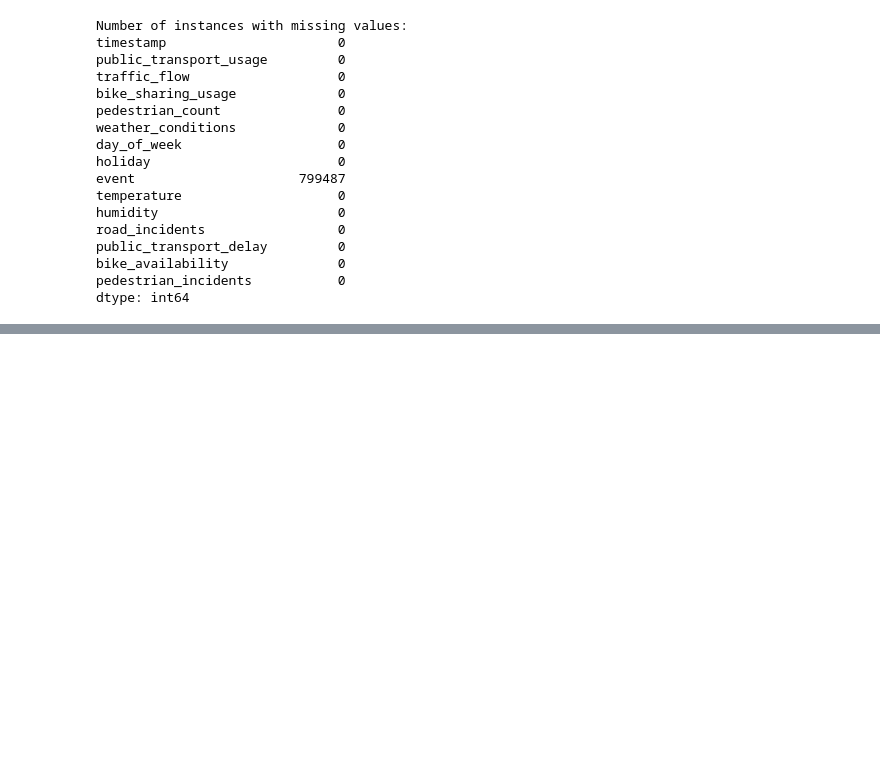
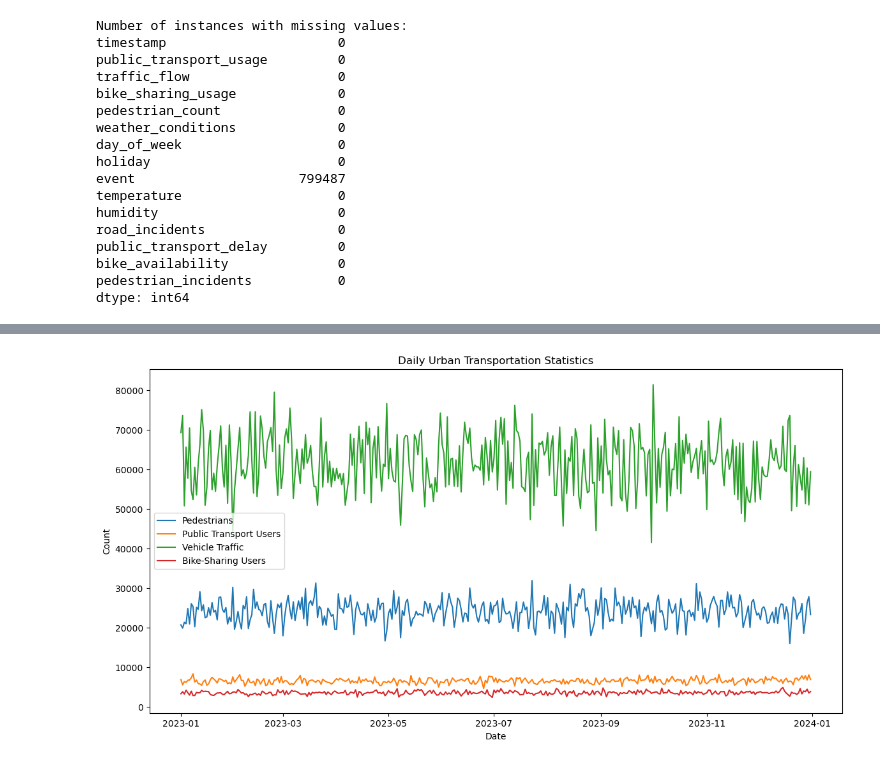
Before and after one commit to hazelglaine/mobility-pattern, a Jupyter notebook: mobility-pattern.ipynb, the cells around one changed output, grey strips where cells are left out. Saved outputs shown, nothing was run; the diff lists cells and outputs as text; code cells hidden in the pictures; blank space fills up the shorter version.

```diff
--- a/mobility-pattern.ipynb
+++ b/mobility-pattern.ipynb
@@ -113,0 +177,23 @@ display(dataTime)
+# %%
+# Initialize dataframe for aggregated daily statistics
+daily_df = pd.DataFrame()
+
+# Resample data to get daily pedestrian count
+daily_df['pedestrian_count'] = filtered_df['pedestrian_count'].resample('D').sum()
+daily_df['public_transport_usage'] = filtered_df['public_transport_usage'].resample('D').sum()
+daily_df['traffic_flow'] = filtered_df['traffic_flow'].resample('D').sum()
+daily_df['bike_sharing_usage'] = filtered_df['bike_sharing_usage'].resample('D').sum()
+
+# Plot daily urban mobility
+plt.figure(figsize=(14, 7))
+labels = ['Pedestrians','Public Transport Users','Vehicle Traffic','Bike-Sharing Users']
+plt.plot(daily_df, label=labels)
+
+# Format plot
+plt.xlabel('Date')
+plt.ylabel('Count')
+plt.title('Daily Urban Transportation Statistics')
+plt.legend()
+plt.show()
+# %% [output]
+[figure, added]
```
Also changed, not shown: parts of 14 cells of this notebook.
